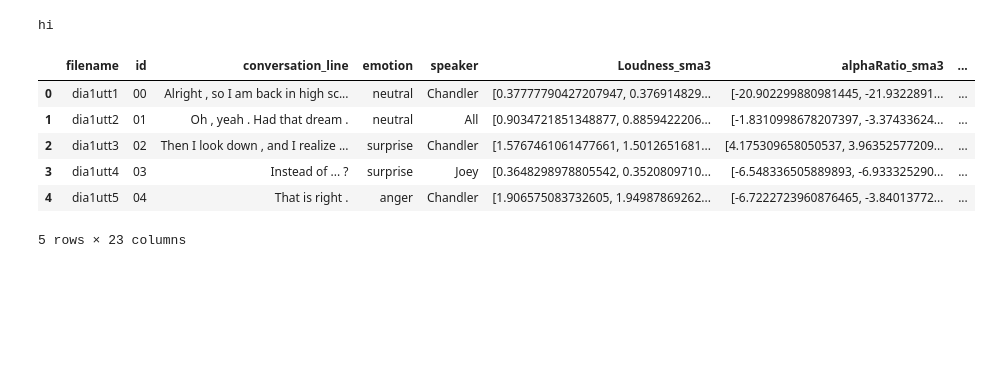
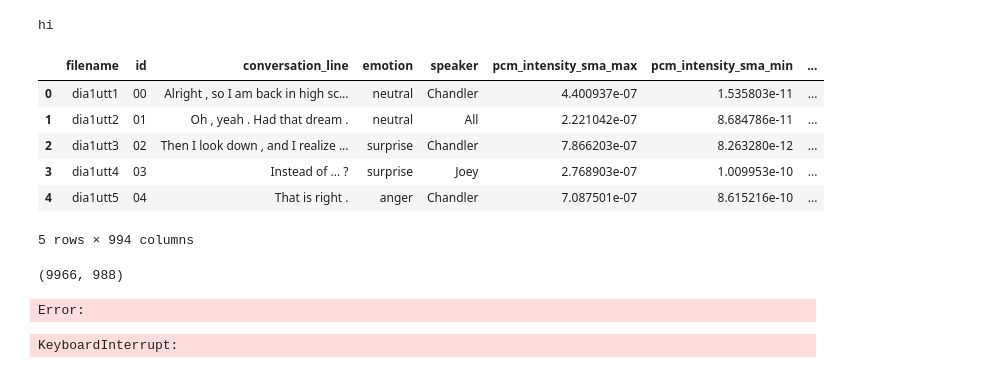
Before and after one commit to teostereciu/mc-ecpe, a Jupyter notebook: notebooks/opensmile.ipynb, the cells around one changed output. Saved outputs shown, nothing was run; the diff lists cells and outputs as text; code cells hidden in the pictures; blank space fills up the shorter version.

Commit message:
text and audio only models" " "

```diff
--- a/notebooks/opensmile.ipynb
+++ b/notebooks/opensmile.ipynb
@@ -93,13 +133,13 @@ hi
 # %%
 import pandas as pd
 
-df = pd.read_csv('/Users/teodorastereciu/Documents/bachelors-project/mc-ecpe/data/processed/processed_dataset.csv', dtype={'id':str})
+df = pd.read_csv('/Users/teodorastereciu/Documents/bachelors-project/mc-ecpe/data/processed/processed_func_data.csv', dtype={'id':str})
 df.head()
 # %% [output]
-|  | filename | id | conversation_line | emotion | speaker | Loudness_sma3 | alphaRatio_sma3 | ... |
-| 0 | dia1utt1 | 00 | Alright , so I am back in high sc... | neutral | Chandler | [0.37777790427207947, 0.376914829... | [-20.902299880981445, -21.9322891... | ... |
-| 1 | dia1utt2 | 01 | Oh , yeah . Had that dream . | neutral | All | [0.9034721851348877, 0.8859422206... | [-1.8310998678207397, -3.37433624... | ... |
-| 2 | dia1utt3 | 02 | Then I look down , and I realize ... | surprise | Chandler | [1.5767461061477661, 1.5012651681... | [4.175309658050537, 3.96352577209... | ... |
-| 3 | dia1utt4 | 03 | Instead of ... ? | surprise | Joey | [0.3648298978805542, 0.3520809710... | [-6.548336505889893, -6.933325290... | ... |
-| 4 | dia1utt5 | 04 | That is right . | anger | Chandler | [1.906575083732605, 1.94987869262... | [-6.7222723960876465, -3.84013772... | ... |
+|  | filename | id | conversation_line | emotion | speaker | pcm_intensity_sma_max | pcm_intensity_sma_min | ... |
+| 0 | dia1utt1 | 00 | Alright , so I am back in high sc... | neutral | Chandler | 4.400937e-07 | 1.535803e-11 | ... |
+| 1 | dia1utt2 | 01 | Oh , yeah . Had that dream . | neutral | All | 2.221042e-07 | 8.684786e-11 | ... |
+| 2 | dia1utt3 | 02 | Then I look down , and I realize ... | surprise | Chandler | 7.866203e-07 | 8.263280e-12 | ... |
+| 3 | dia1utt4 | 03 | Instead of ... ? | surprise | Joey | 2.768903e-07 | 1.009953e-10 | ... |
+| 4 | dia1utt5 | 04 | That is right . | anger | Chandler | 7.087501e-07 | 8.615216e-10 | ... |
-5 rows × 23 columns
+5 rows × 994 columns
@@ -105,0 +152,4 @@ df.head()
+# %%
+X_train_audio.shape
+# %% [output]
+(9966, 988)
@@ -105,0 +158,40 @@ df.head()
+# %%
+import tensorflow as tf
+
+def encode_labels(text_labels):
+    """ One-hot encodes emotion labels. """
+
+    labels = ['neutral', 'joy', 'surprise', 'anger', 'fear', 'disgust', 'sadness']
+    num_classes = len(labels)
+    label_to_index = {label: index for index, label in enumerate(labels)}
+    index_to_label = {index: label for index, label in enumerate(labels)}
+
+    idx_labels = [label_to_index[label] for label in text_labels]
+    onehot_labels = tf.one_hot(idx_labels, len(labels)).numpy()
+    return onehot_labels
+
+train_labels = df[df['split'] == 'train']['emotion']
+val_labels = df[df['split'] == 'val']['emotion']
+test_labels = df[df['split'] == 'test']['emotion']
+
+y_train = encode_labels(train_labels)
+y_val = encode_labels(val_labels)
+y_test = encode_labels(test_labels)
+# %% [output]
+Error:
+# %%
+import tensorflow as tf
+
+
+input_layer = tf.keras.layers.Input(shape=(988,))
+
+x = tf.keras.layers.Dense(256, activation='relu')(input_layer)
+x = tf.keras.layers.Dense(128, activation='relu')(x)
+
+outputs = tf.keras.layers.Dense(7, activation='softmax')(x)
+
+model = tf.keras.Model(input_layer, outputs)
+model.compile(optimizer='adam', loss='categorical_crossentropy', metrics=['accuracy'])
+print(model.summary())
+# %% [output]
+KeyboardInterrupt:
```
Also changed, not shown: parts of 12 cells of this notebook, 8 other files.
